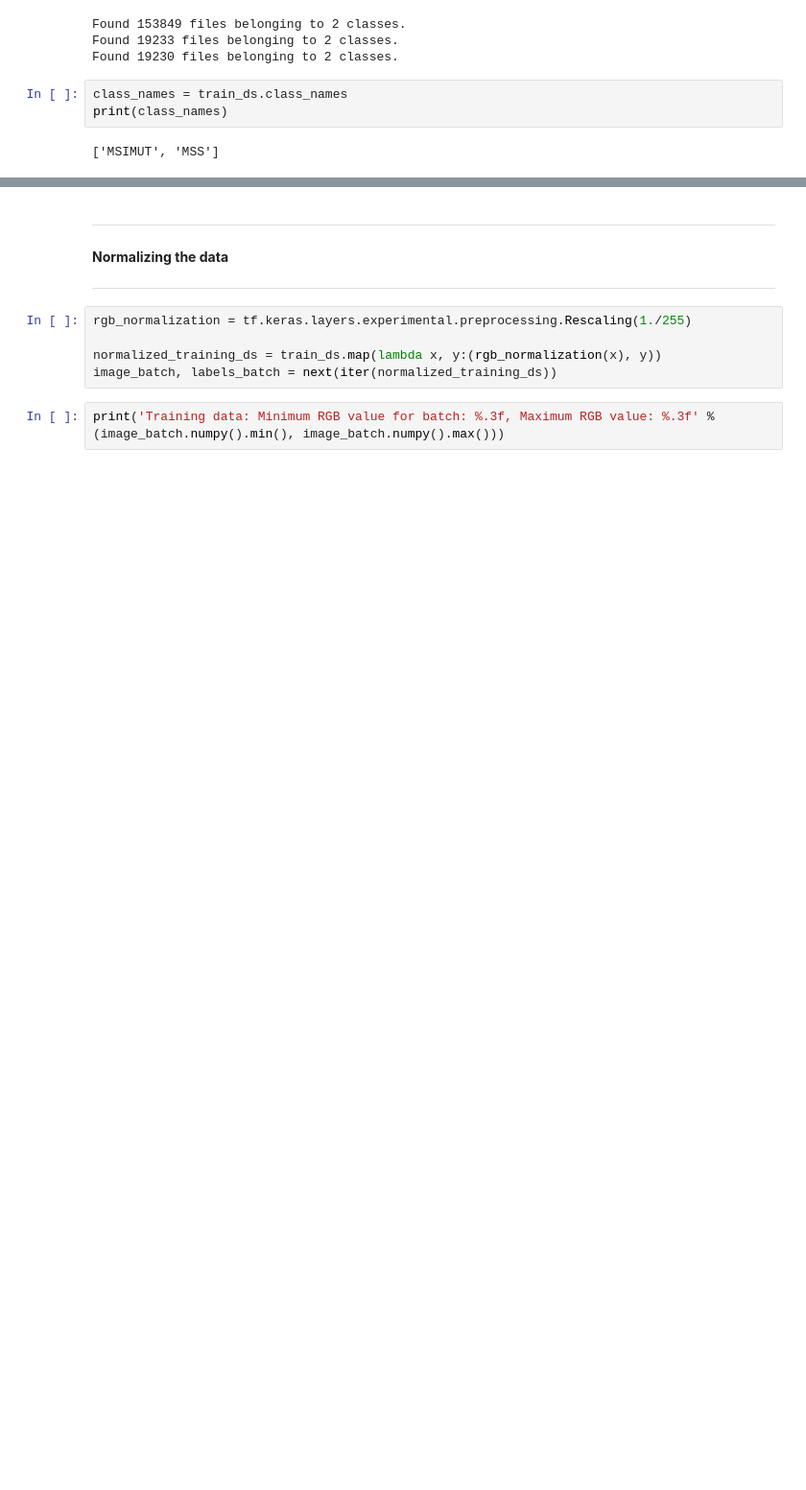
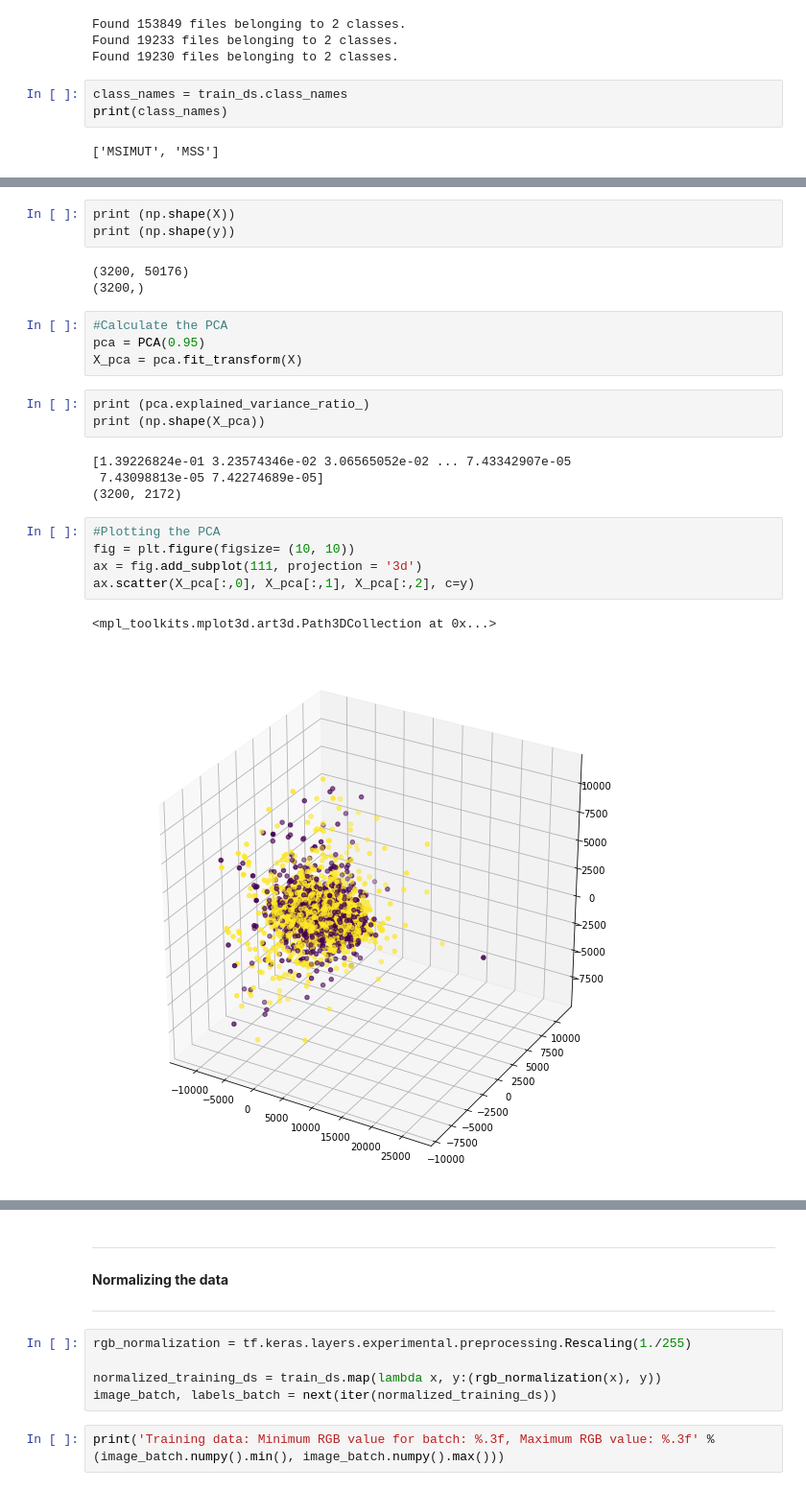
Before and after one commit to Bernold1/Gastrointestinal-Cancer-MSI-MSS-Prediction, a Jupyter notebook: slutprojek-tf.ipynb, the cells around one changed output, grey strips where cells are left out. Shown at 96% size. Cells and saved outputs as stored; diff of their text form; blank space fills up the shorter version.

```diff
--- a/slutprojek-tf.ipynb
+++ b/slutprojek-tf.ipynb
@@ -172,3 +154,28 @@ print(class_names)
+# %%
+print (np.shape(X))
+print (np.shape(y))
+# %% [output]
+(3200, 50176)
+(3200,)
+# %%
+#Calculate the PCA
+pca = PCA(0.95)
+X_pca = pca.fit_transform(X)
+# %%
+print (pca.explained_variance_ratio_)
+print (np.shape(X_pca))
+# %% [output]
+[1.39226824e-01 3.23574346e-02 3.06565052e-02 ... 7.43342907e-05
+ 7.43098813e-05 7.42274689e-05]
+(3200, 2172)
+# %%
+#Plotting the PCA
+fig = plt.figure(figsize= (10, 10))
+ax = fig.add_subplot(111, projection = '3d')
+ax.scatter(X_pca[:,0], X_pca[:,1], X_pca[:,2], c=y)
+# %% [output]
+<mpl_toolkits.mplot3d.art3d.Path3DCollection at 0x...>
+[figure, added]
 # %%
 #Takes 9 random images from training set displaying MSS and MSIMUT images
 plt.figure(figsize=(10, 10))
```
Also changed, not shown: parts of 24 cells of this notebook.
